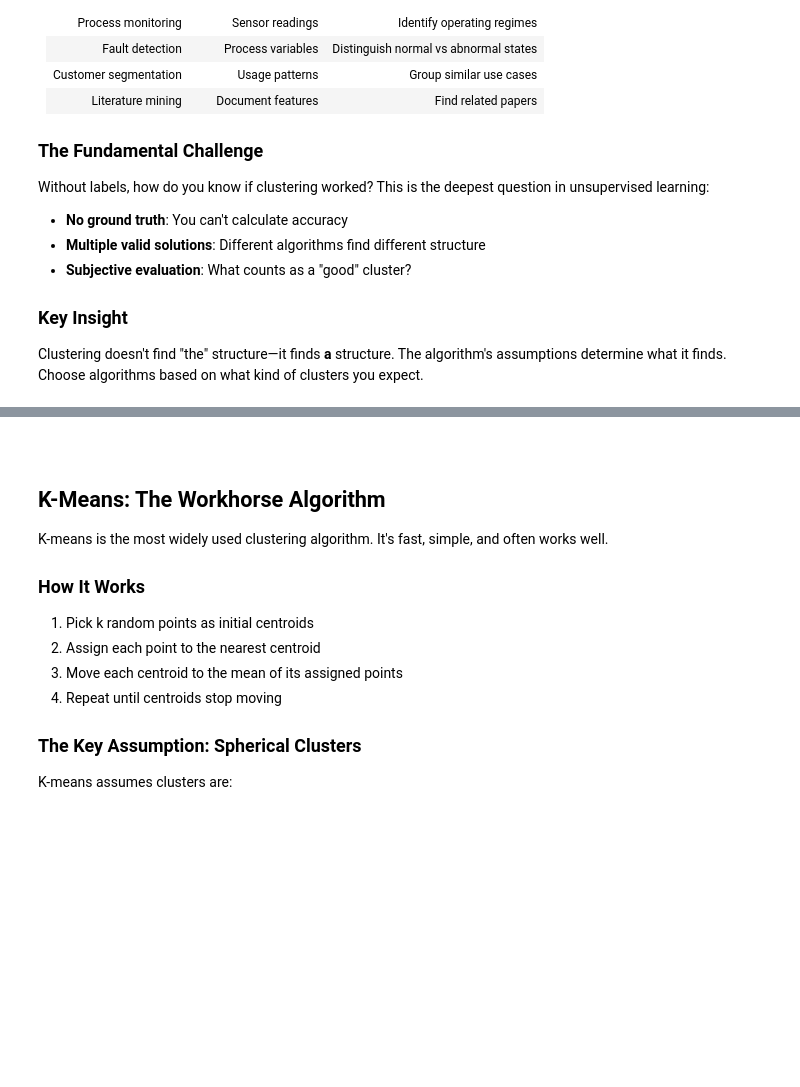
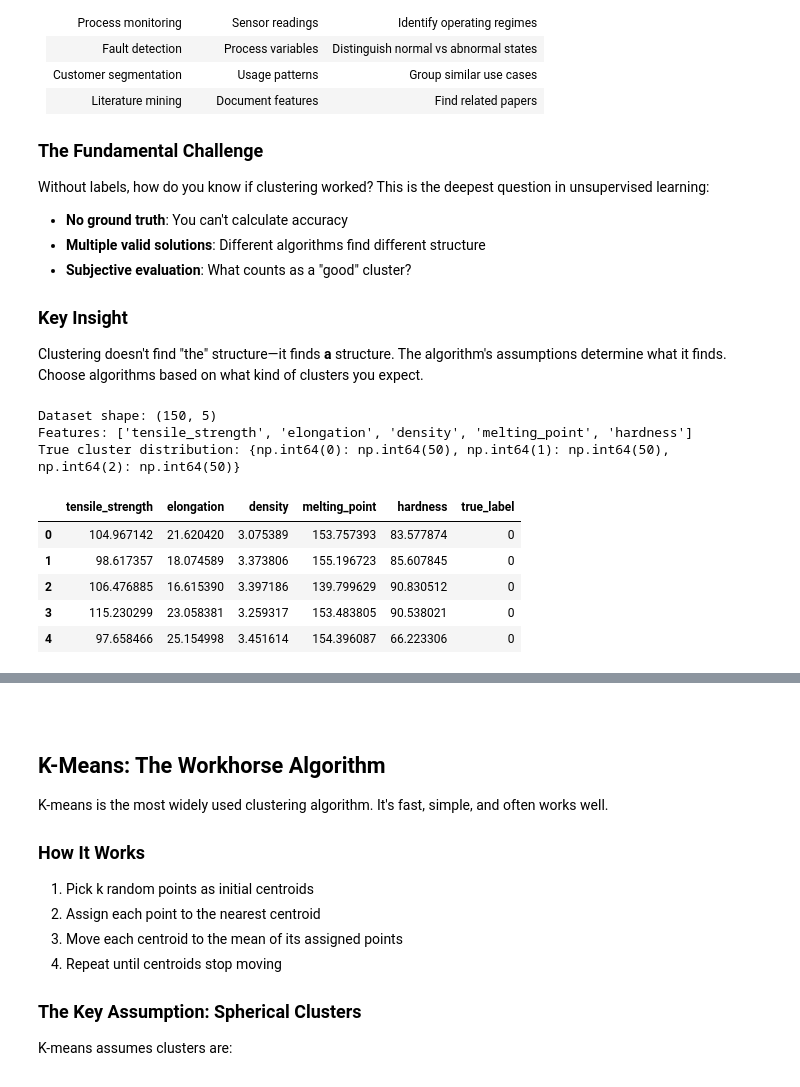
Before and after one commit to jkitchin/s26-06642, a Jupyter notebook: dsmles/11-clustering/clustering.ipynb, the cells around one changed output, grey strips where cells are left out. Saved outputs shown, nothing was run; the diff lists cells and outputs as text; code cells hidden in the pictures; blank space fills up the shorter version.

```diff
--- a/dsmles/11-clustering/clustering.ipynb
+++ b/dsmles/11-clustering/clustering.ipynb
@@ -57,20 +57,31 @@ Clustering doesn't find "the" structure—it finds **a** structure. The algorith
 # %%
 # Load material properties dataset
 import pandas as pd
 import numpy as np
 
 url = "https://raw.githubusercontent.com/jkitchin/s26-06642/main/dsmles/data/material_properties.csv"
 df = pd.read_csv(url)
 
 # Extract features and true labels
 feature_cols = ['tensile_strength', 'elongation', 'density', 'melting_point', 'hardness']
+feature_names = feature_cols  # For use in plotting
 X = df[feature_cols].values
 true_labels = df['true_label'].values
 
 print(f"Dataset shape: {X.shape}")
 print(f"Features: {feature_cols}")
 print(f"True cluster distribution: {dict(zip(*np.unique(true_labels, return_counts=True)))}")
 df.head()
+# %% [output]
+Dataset shape: (150, 5)
+Features: ['tensile_strength', 'elongation', 'density', 'melting_point', 'hardness']
+True cluster distribution: {np.int64(0): np.int64(50), np.int64(1): np.int64(50), np.int64(2): np.int64(50)}
+|  | tensile_strength | elongation | density | melting_point | hardness | true_label |
+| 0 | 104.967142 | 21.620420 | 3.075389 | 153.757393 | 83.577874 | 0 |
+| 1 | 98.617357 | 18.074589 | 3.373806 | 155.196723 | 85.607845 | 0 |
+| 2 | 106.476885 | 16.615390 | 3.397186 | 139.799629 | 90.830512 | 0 |
+| 3 | 115.230299 | 23.058381 | 3.259317 | 153.483805 | 90.538021 | 0 |
+| 4 | 97.658466 | 25.154998 | 3.451614 | 154.396087 | 66.223306 | 0 |
 # %%
 # Scale data (important for clustering)
 scaler = StandardScaler()
```
Also changed, not shown: parts of 12 cells of this notebook, 42 other files.
